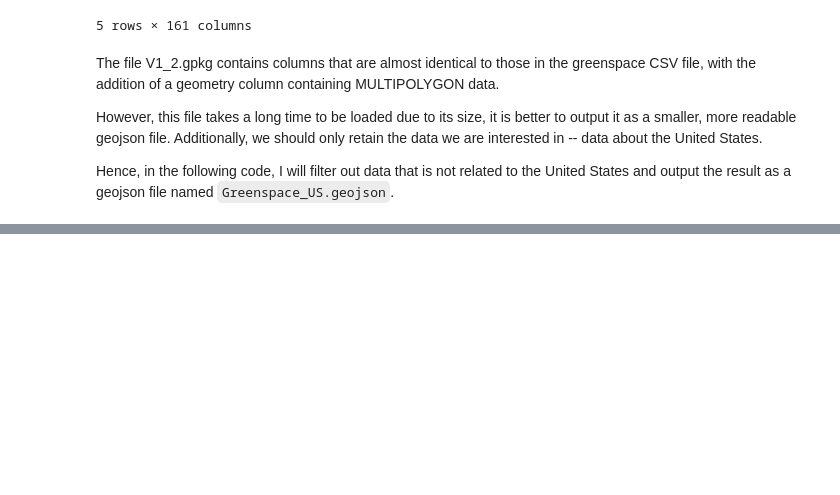
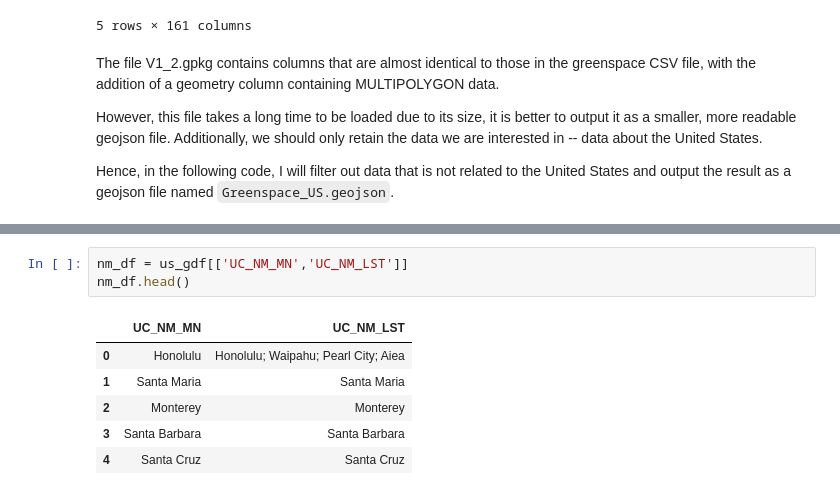
Before and after one commit to shuting2023/Natures_Rx, a Jupyter notebook: GPUS_GPKG.ipynb, the cells around one changed output, grey strips where cells are left out. Drawn from its saved outputs; the diff is of its cells as text; blank space fills up the shorter version.

```diff
--- a/GPUS_GPKG.ipynb
+++ b/GPUS_GPKG.ipynb
@@ -67 +67,11 @@ Greenspace_US.geojson already exists
 5 rows × 161 columns
+# %%
+nm_df = us_gdf[['UC_NM_MN','UC_NM_LST']]
+nm_df.head()
+# %% [output]
+|  | UC_NM_MN | UC_NM_LST |
+| 0 | Honolulu | Honolulu; Waipahu; Pearl City; Aiea |
+| 1 | Santa Maria | Santa Maria |
+| 2 | Monterey | Monterey |
+| 3 | Santa Barbara | Santa Barbara |
+| 4 | Santa Cruz | Santa Cruz |
```
Also changed, not shown: parts of 3 cells of this notebook.
